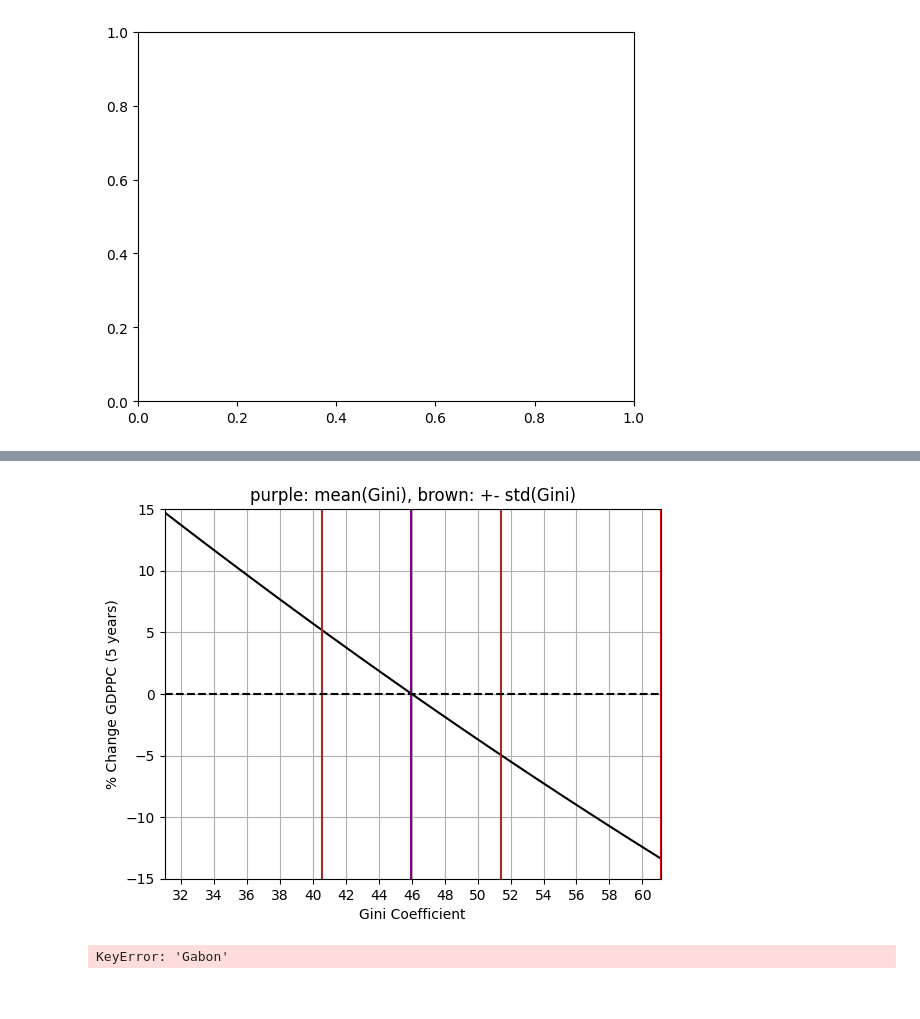
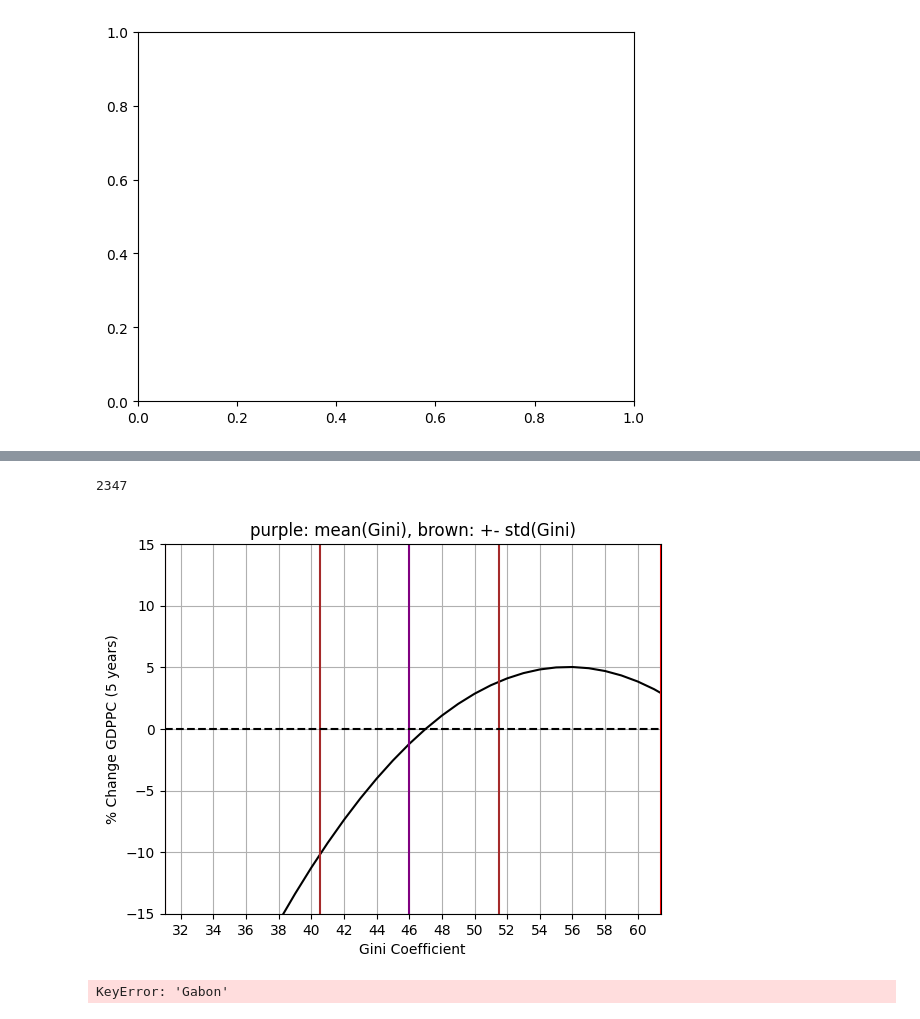
Before and after one commit to JTayMilli/GonGrowth, a Jupyter notebook: Data Processing.ipynb, the cells around one changed output, grey strips where cells are left out. Cells and saved outputs as stored; diff of their text form; code cells hidden in the pictures.

```diff
--- a/Data Processing.ipynb
+++ b/Data Processing.ipynb
@@ -530,15 +530,13 @@ save = TGall
 TGall = save
 # %%
 TGall['OPS'] = TGall['OilW'] * TGall['dlnP']
-"""
-OPS = ( TGall[["Year", 'Country', 'OPS']].groupby('Country')[["Year",'OPS']]
+OPSavg = ( TGall[["Year", 'Country', 'OPS']].groupby('Country')[["Year",'OPS']]
         .rolling(5, min_periods=1, on='Year', closed = "right")
         .mean().reset_index().drop(columns = "level_1")
-        ).rename(columns = {'OPS':'OPSavg'}) ) ##calculating oil averge over previous 5 years
-"""
+        ).rename(columns = {'OPS':'OPSavg'})  ##calculating oil averge over previous 5 years
+#OPS['OPSm5'] = OPS.groupby('Country')['OPS'].shift(5)
+TGall = TGall.merge(OPSavg, on= ['Year','Country'], how = "left")
 TGall = TGall[TGall.Country != 'not found']
-#OPS['OPSm5'] = OPS.groupby('Country')['OPS'].shift(5)
-#TGall = TGall.merge(OPS, on= ['Year','Country'], how = "left")
 # %%
 TGall["lnGDPPC2"] = TGall["lnGDPPC"] ** 2
 TGall['lnGDPPC2m5'] = TGall['lnGDPPCm5'] ** 2
@@ -692,3 +690,14 @@ South Asia (IDA & IBRD) not found in regex
 Sub-Saharan Africa (IDA & IBRD countries) not found in regex
 Upper middle income not found in regex
 World not found in regex
+# %%
+UrData = ( pd.read_csv("API_SP.URB.TOTL.IN.ZS_DS2_en_csv_v2_43721.csv", skiprows=3)
+         .drop(["Country Code", "Indicator Name", "Indicator Code", "Unnamed: 68"], axis = 1)
+         .rename(columns={"Country Name": "Country"})
+)
+UrData = pd.melt(UrData, id_vars=["Country"], var_name="Year", value_name="Ur")
+UrData.Year = UrData.Year.astype(int)
+# %%
+UrData["Country"] = cc.convert(names = UrData['Country'], to = "name_short")
+UrData = UrData.replace("not found",np.nan).dropna()
+TGall = TGall.merge(UrData, on=["Country", "Year"], how="left")
@@ -768,6 +795,7 @@ TGall["TWWIm5"] = TGall.groupby('Country')["TWWI"].shift(5)
 TGall["FDm5"] = TGall.groupby('Country')["FD"].shift(5)
 TGall["PRm5"] = TGall.groupby('Country')["PR"].shift(5)
 TGall["pOldm5"] = TGall.groupby('Country')["pOld"].shift(5)
+TGall["Urm5"] = TGall.groupby('Country')["Ur"].shift(5)
 # %%
 TGall = TGall[TGall.Country !=  'not found']
 # %%
@@ -1096,7 +1135,12 @@ X.to_csv("tansferdata.csv")
+# %%
+len(X.Country.unique())
+len(X)
+# %% [output]
+2347
 # %%
 ### NO IV
 
-X = TGall[["Year", "Country", "lnGGm5","Ginim5", "lnGDPPC", "lnGDPPCm5", 'Gini2m5', 'lnGG2m5', "n", "OPS", "TWWIavg", "dpTWWIavg"]].replace(0,np.nan).dropna()
+X = TGall[["Year", "Country", "lnGGm5", "Ginim5", "lnGDPPC", "lnGDPPCm5", 'Gini2m5', 'lnGG2m5', "nm5", "pOldm5", "Urm5", "OPSavg", "TWWIavg", "dpTWWIavg"]].replace(0,np.nan).dropna()
 
 X = X[(np.abs(stats.zscore(X.drop(columns = ["Year", "Country"]))) < 3).all(axis=1)]
 X = X.groupby('Country').filter(lambda x: len(x) >= 5) #remove countries with less then 4 data points
@@ -1117,12 +1161,14 @@ Arti = pd.DataFrame(columns = X.columns)
 Arti['Ginim5'] = range(1,100) ###This goes first!
 Arti['Country'] = 'France'
 Arti['Year'] = 2018
-Arti['lnGDPPCm5'] = 11
+Arti['lnGDPPCm5'] = 8
 
 #Arti['GDPPCm5'] = np.exp(Arti['lnGDPPCm5'][0])
 #Arti['lnGDPPC2m5'] = Arti['lnGDPPCm5'] ** 2
-Arti['n'] = X.n.mean()
-Arti['OPS'] = X.OPS.mean()
+Arti['nm5'] = X.nm5.mean()
+Arti['OPSavg'] = X.OPSavg.mean()
+Arti['Urm5'] = X.Urm5.mean()
+Arti['pOldm5'] = X.pOldm5.mean()
 #Arti['abs_red'] = X.abs_red.mean()
 Arti['TWWIavg'] = X.TWWIavg.mean()
 Arti['dpTWWIavg'] = X.dpTWWIavg.mean()
@@ -1165,34 +1211,34 @@ ax.set_xticks(range(0,101, 2))
 #ax.set_yticks(range(-20, 111, 10))
 ax.axvline(x = X.Ginim5.min(),    # Line on x = 2
         ymin = 100, # Bottom of the plot
         ymax = -100,
         color = 'red') # Top of the plot
 ax.axvline(x = X.Ginim5.max(),    # Line on x = 2
         ymin = 100, # Bottom of the plot
         ymax = -100,
         color = 'red') # Top of the plot
 ax.axvline(x = X.Ginim5.mean(),    # Line on x = 2
         ymin = 100, # Bottom of the plot
         ymax = -100,
         color = 'purple') # Top of the plot
 ax.axvline(x = X.Ginim5.mean() - X.Ginim5.std(),    # Line on x = 2
         ymin = 100, # Bottom of the plot
         ymax = -100,
         color = 'brown') # Top of the plot
 ax.axvline(x = X.Ginim5.mean() + X.Ginim5.std(),    # Line on x = 2
         ymin = 100, # Bottom of the plot
         ymax = -100,
         color = 'brown') # Top of the plot
 ax.axhline(y = 0, color = "black", linestyle = '--')   # Line on x = 2ymin = 100, # Bottom of the plot ymax = -100, color = 'purple') # Top of the plot
 ax.set_ylim(Arti['pred'][int(X.Ginim5.mean())]-15, Arti['pred'][int(X.Ginim5.mean())]+15)
 ax.set_xlim(X.Ginim5.min(), X.Ginim5.max())
 ax.set_xlabel("Gini Coefficient")
 ax.set_ylabel("% Change GDPPC (5 years)")
 ax.set_title("purple: mean(Gini), brown: +- std(Gini)")
 plt.grid()
 plt.show()
 # %% [output]
-[figure, old version]
+[figure, new version]
 # %%
 X = TGall[["Year", "Country", "IVlnGGm5","IVGinim5", "lnGDPPC", "lnGDPPCm5", 'IVGini2m5', 'IVlnGG2m5', "n", "OPS", "TWWIavg", "dpTWWIavg"]].replace(0,np.nan).dropna()
 
```
Also changed, not shown: parts of 17 cells of this notebook, 7 other files.
